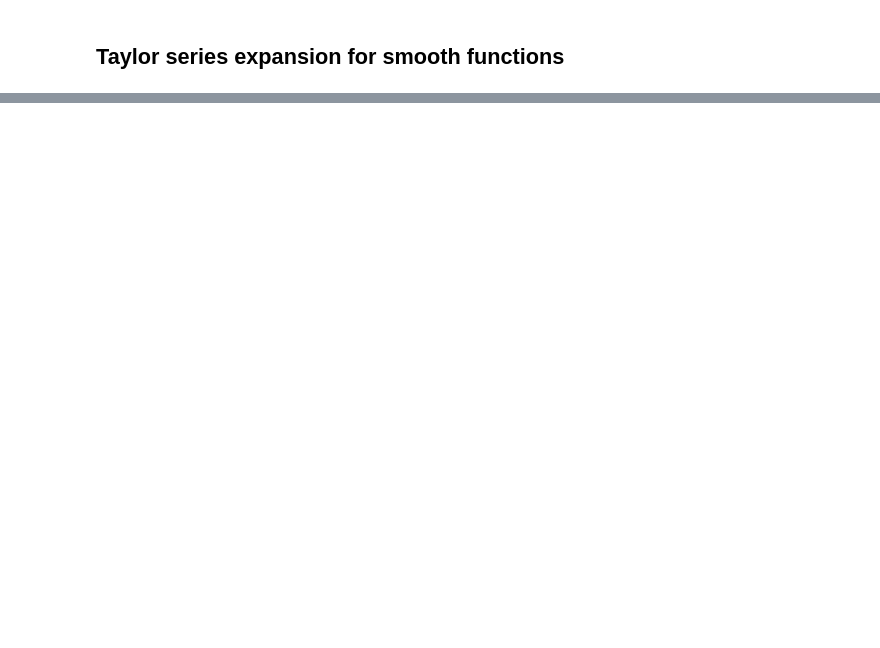
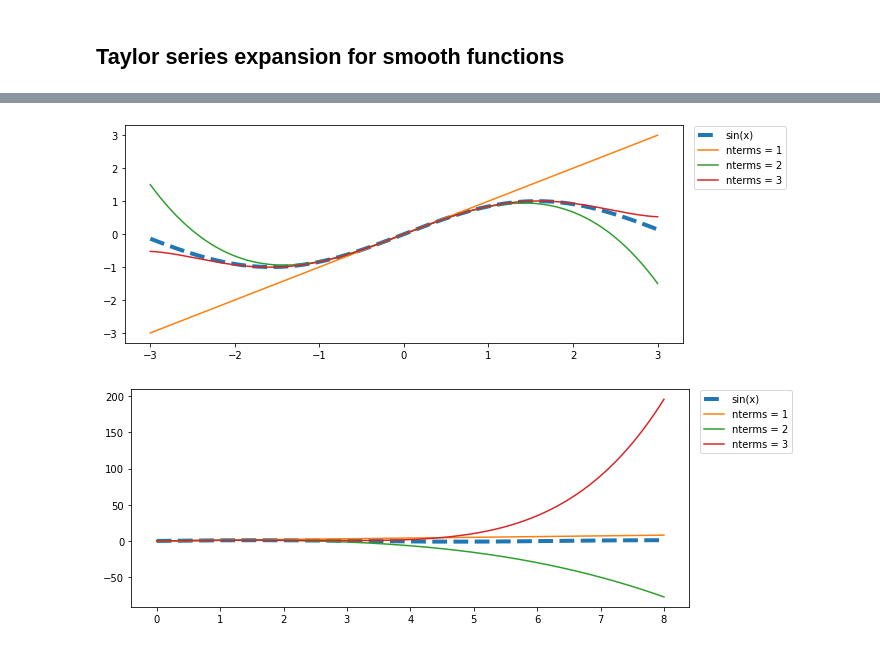
Before and after one commit to elswit/3414-Fall20-Notebooks, a Jupyter notebook: taylor_expansion.ipynb, the cells around one changed output, grey strips where cells are left out. Saved outputs shown, nothing was run; the diff lists cells and outputs as text; code cells hidden in the pictures; blank space fills up the shorter version.

```diff
--- a/taylor_expansion.ipynb
+++ b/taylor_expansion.ipynb
@@ -33,0 +56,28 @@ plt.plot(x, np.sin(x))
+# %%
+def series1(x,nterms):
+    s = x.copy()
+
+    for term in range(1, nterms+1):
+        s = s + ((-1)**(term))/math.factorial(2*term+1)* np.power(x,2*term+1)
+    return s
+
+
+def make_plot(x):
+
+    legends = ['sin(x)']
+    fig = plt.figure(figsize=(10,4))
+    plt.plot(x,np.sin(x), '--', lw=4)
+
+    for idx in range(3):
+        plt.plot(x,series1(x,idx))
+        legends.append('nterms = %d'%(idx+1))
+    plt.legend(legends, bbox_to_anchor=(1.01, 1.02))
+
+
+x = np.linspace(-3,3,1000)
+make_plot(x)
+x = np.linspace(0,8,1000)
+make_plot(x)
+# %% [output]
+[figure, added]
+[figure, added]
```
Also changed, not shown: parts of 22 cells of this notebook.
